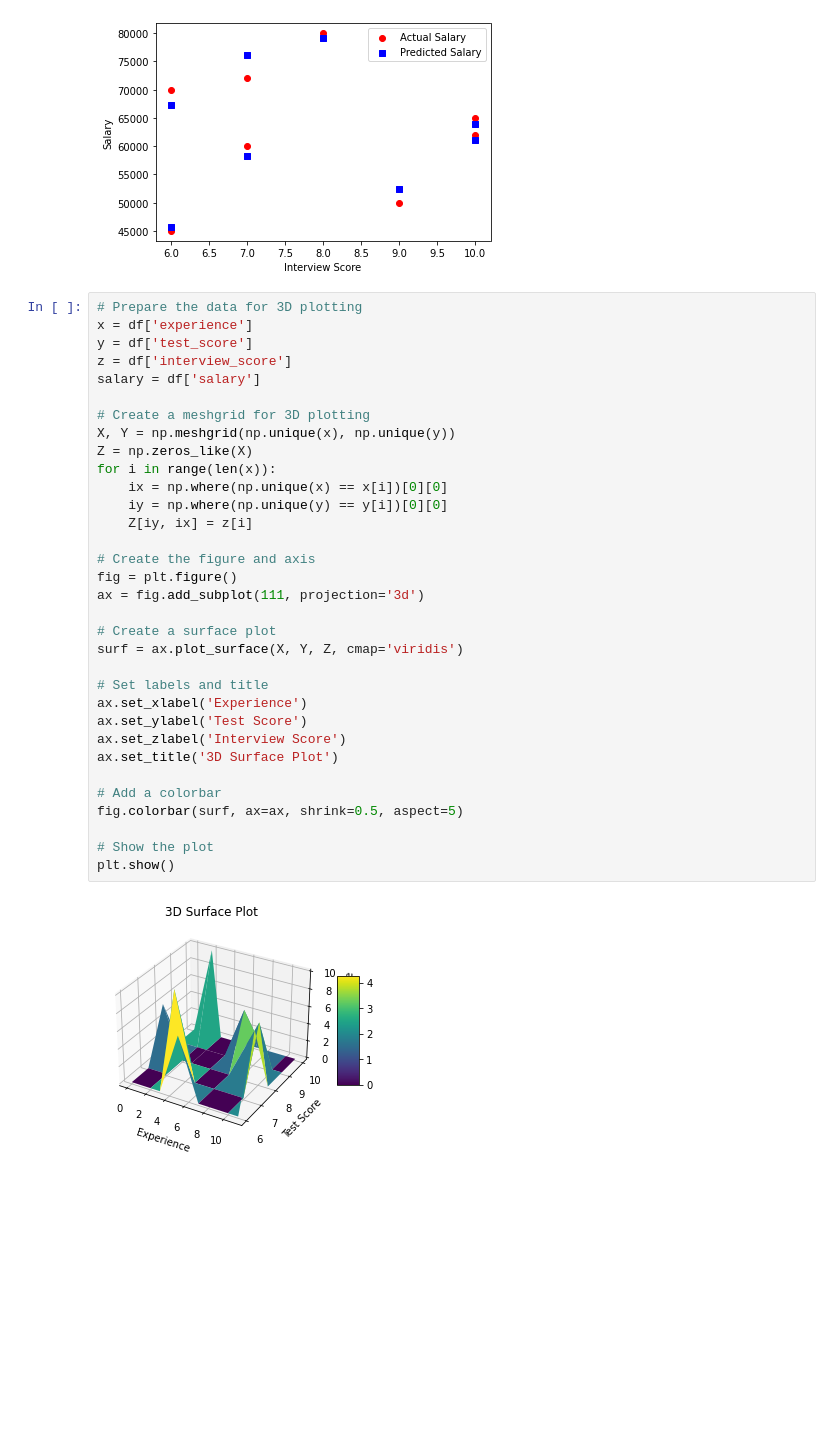
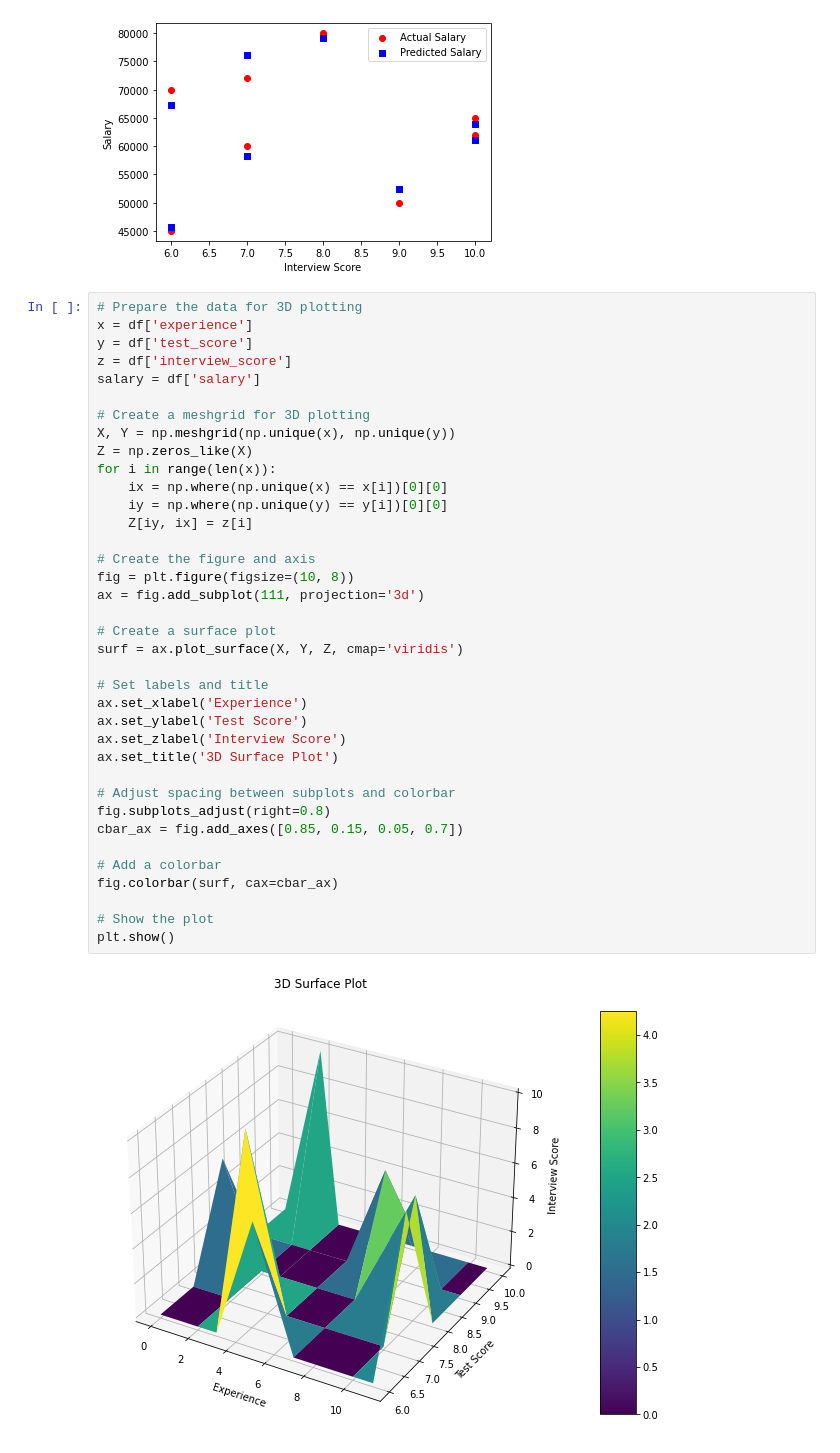
Before and after one commit to mayankbohra/machine_learning, a Jupyter notebook: multivariate_regression/exercise/sol.ipynb, the cells around one changed output. Drawn from its saved outputs; the diff is of its cells as text; blank space fills up the shorter version.

Commit message:
modify plots

```diff
--- a/multivariate_regression/exercise/sol.ipynb
+++ b/multivariate_regression/exercise/sol.ipynb
@@ -103,33 +103,37 @@ plt.show()
 x = df['experience']
 y = df['test_score']
 z = df['interview_score']
 salary = df['salary']
 
 # Create a meshgrid for 3D plotting
 X, Y = np.meshgrid(np.unique(x), np.unique(y))
 Z = np.zeros_like(X)
 for i in range(len(x)):
     ix = np.where(np.unique(x) == x[i])[0][0]
     iy = np.where(np.unique(y) == y[i])[0][0]
     Z[iy, ix] = z[i]
 
 # Create the figure and axis
-fig = plt.figure()
+fig = plt.figure(figsize=(10, 8))
 ax = fig.add_subplot(111, projection='3d')
 
 # Create a surface plot
 surf = ax.plot_surface(X, Y, Z, cmap='viridis')
 
 # Set labels and title
 ax.set_xlabel('Experience')
 ax.set_ylabel('Test Score')
 ax.set_zlabel('Interview Score')
 ax.set_title('3D Surface Plot')
 
+# Adjust spacing between subplots and colorbar
+fig.subplots_adjust(right=0.8)
+cbar_ax = fig.add_axes([0.85, 0.15, 0.05, 0.7])
+
 # Add a colorbar
-fig.colorbar(surf, ax=ax, shrink=0.5, aspect=5)
+fig.colorbar(surf, cax=cbar_ax)
 
 # Show the plot
 plt.show()
 # %% [output]
-[figure, old version]
+[figure, new version]
```
